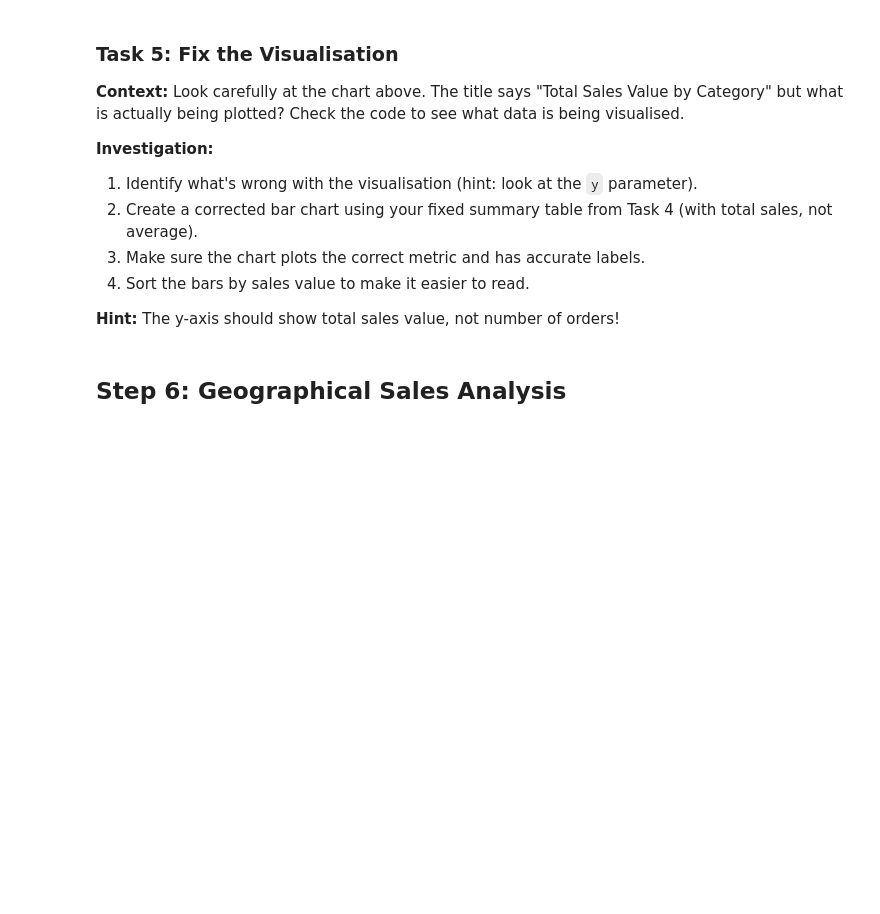
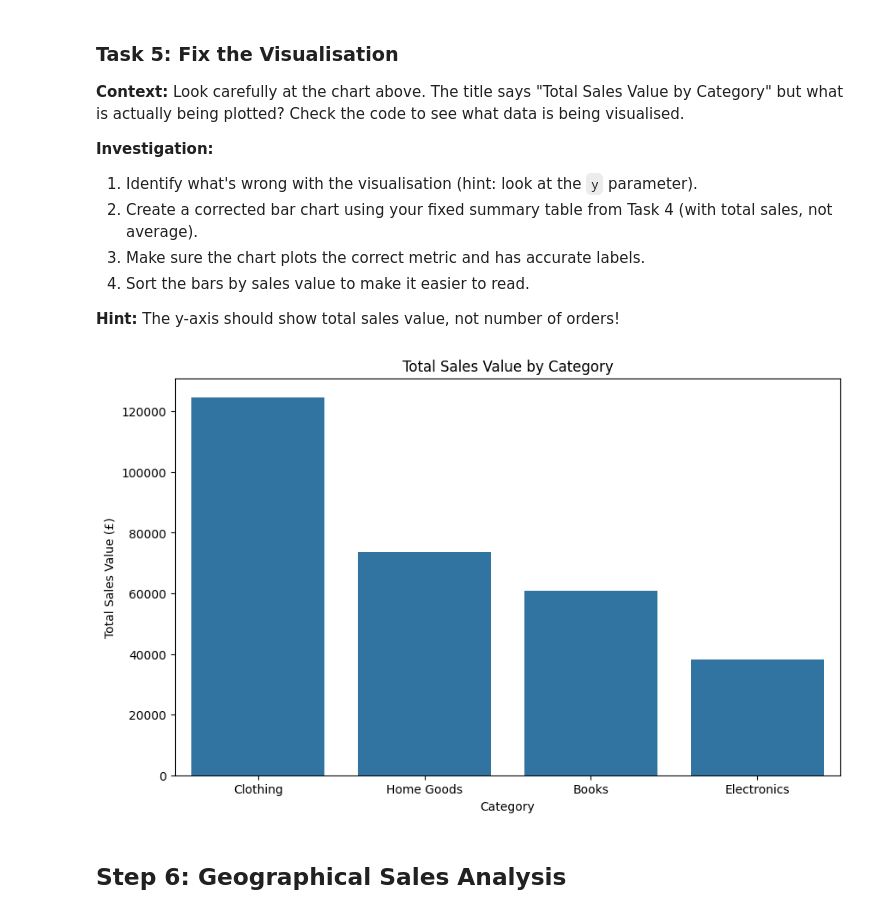
Before and after one commit to JEHOIADAJOSEPH/data-analysis-with-python, a Jupyter notebook: Week_10/Workshop_Week_10_Flawed_Data_Analysis.ipynb, the cells around one changed output. Saved outputs shown, nothing was run; the diff lists cells and outputs as text; code cells hidden in the pictures; blank space fills up the shorter version.

```diff
--- a/Week_10/Workshop_Week_10_Flawed_Data_Analysis.ipynb
+++ b/Week_10/Workshop_Week_10_Flawed_Data_Analysis.ipynb
@@ -300,3 +300,16 @@ plt.show()
+# %%
+# Your code here to create a corrected visualisation
+
+# 'Total Sales Value by Category' is actually plotting 'Number of Orders'
+# Changing y param to total sales value
+plt.figure(figsize=(10, 6))
+sns.barplot(data=category_summary, x="Category", y="Total Sales Value")
+plt.title("Total Sales Value by Category")
+plt.xlabel("Category")
+plt.ylabel("Total Sales Value (£)")
+plt.show()
+# %% [output]
+[figure, added]
 # %% [markdown]
 ## Step 6: Geographical Sales Analysis
 # %% [markdown]
```
Also changed, not shown: parts of 3 cells of this notebook.
